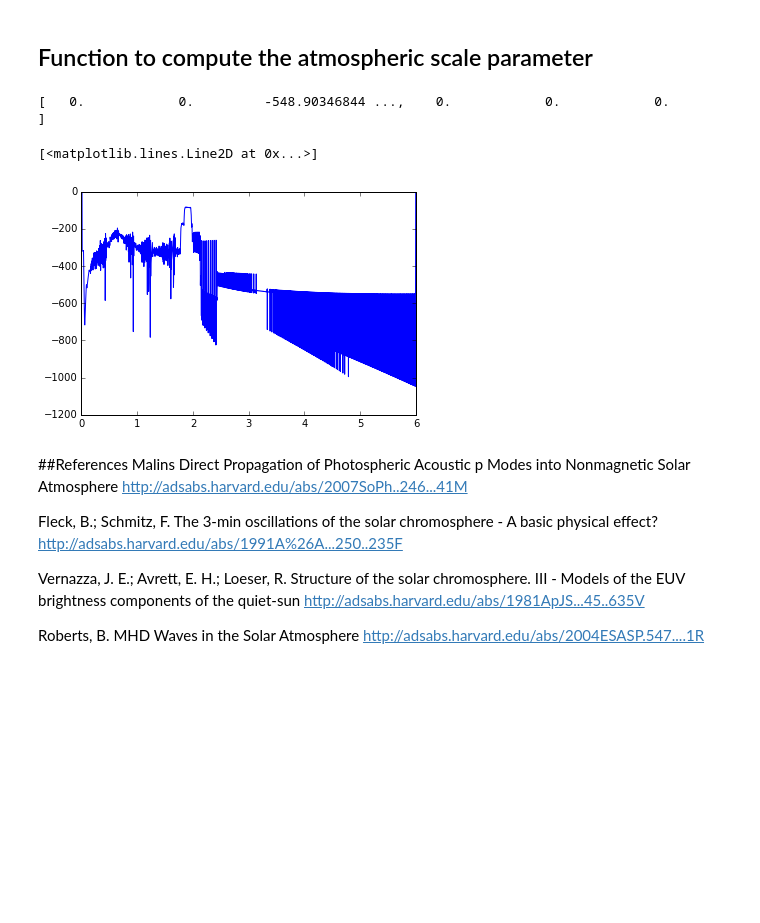
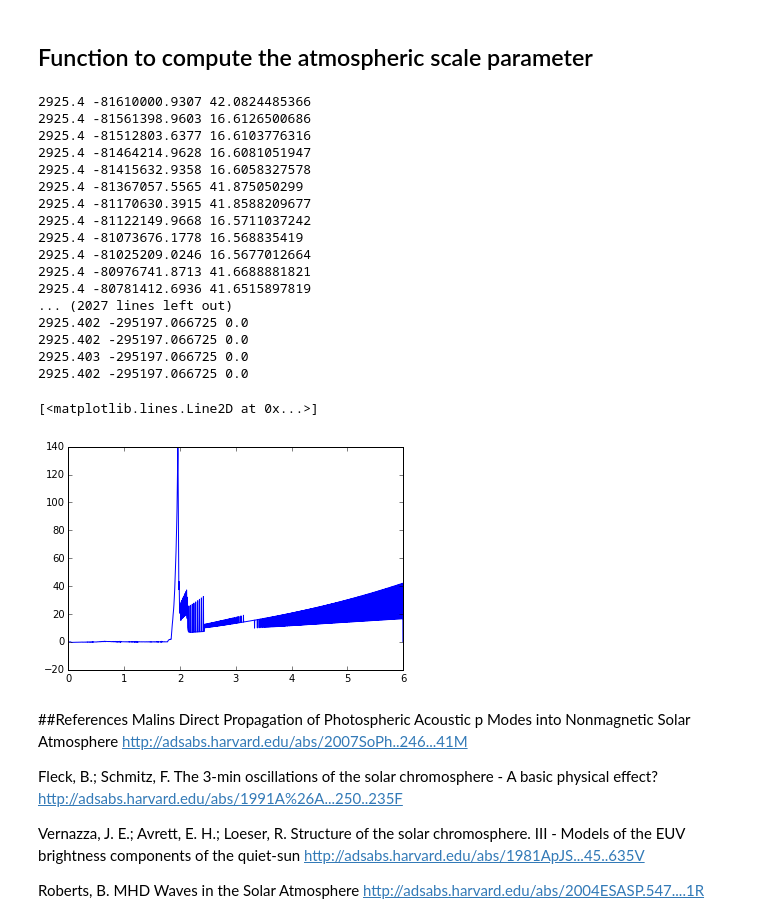
Before and after one commit to mikeg64/solar, a Jupyter notebook: pmode/ipython/cutoff.ipynb, the cells around one changed output. Drawn from its saved outputs; the diff is of its cells as text; code cells hidden in the pictures; blank space fills up the shorter version.

```diff
--- a/pmode/ipython/cutoff.ipynb
+++ b/pmode/ipython/cutoff.ipynb
@@ -87,39 +87,61 @@ def lambda0(vars, P,rho):
     vlam0=P/(rho*vars.ggg)
     return vlam0
 
 def lagrange_interp(xval,f,x,i):
     t1=(xval-x[i])*(xval-x[i+1])/((x[i-1]-x[i])*(x[i-1]-x[i+1]))
     t2=(xval-x[i-1])*(xval-x[i+1])/((x[i]-x[i-1])*(x[i]-x[i+1]))
     t3=(xval-x[i-1])*(xval-x[i])/((x[i+1]-x[i-1])*(x[i+1]-x[i]))
     y=t1*f[i-1]+t2*f[i]+t3*f[i+1]
     return y
 
 def diff5p(y,i,h):
     diff=(y[i-2]-8*y[i-1]+8*y[i+1]-y[i+2])/(12*h)
     return diff
 
+def diff3p(y,i,h):
+    diff=(y[i+1]-y[i-1])/(2*h)
+    return diff
+
 #compute lambda0
 alam0 = numpy.zeros(asize/4)
 
 for i in range(0,(asize/4)-1):
     alam0[i]=lambda0(vars,ptemp[i],rhotemp[i])
 
 #print alam0
 #compute cutoff
 atc0 = numpy.zeros(asize/4)
 lamdash0 = numpy.zeros(asize/4)
 for i in range(2,(asize/4)-3):
-    h=data[i][0]-data[i+1][0]
-    lamdash0[i]=diff5p(alam0,i,h)
+    h=height[i]-height[i+1]
+    lamdash0[i]=diff3p(alam0,i,h)
+    print h,alam0[i],lamdash0[i]
     atc0[i]=1.0/((vars.fgamma*vars.ggg/(4*pi*acs[i]))*math.sqrt(1+2*lamdash0[i]))
     #atc0[i]=1.0/((vars.fgamma*vars.ggg/(4*pi*acs[i])))
     #atc0[i]=math.sqrt(1+2*lamdash0[i])
-print atc0
-plt.plot(height/1.0e6,atc0)
+
+#print atc0
+plt.plot(height/1.0e6,lamdash0)
 # %% [output]
-[   0.            0.         -548.90346844 ...,    0.            0.            0.        ]
+2925.4 -81610000.9307 42.0824485366
+2925.4 -81561398.9603 16.6126500686
+2925.4 -81512803.6377 16.6103776316
+2925.4 -81464214.9628 16.6081051947
+2925.4 -81415632.9358 16.6058327578
+2925.4 -81367057.5565 41.875050299
+2925.4 -81170630.3915 41.8588209677
+2925.4 -81122149.9668 16.5711037242
+2925.4 -81073676.1778 16.568835419
+2925.4 -81025209.0246 16.5677012664
+2925.4 -80976741.8713 41.6688881821
+2925.4 -80781412.6936 41.6515897819
+... (2027 lines left out)
+2925.402 -295197.066725 0.0
+2925.402 -295197.066725 0.0
+2925.403 -295197.066725 0.0
+2925.402 -295197.066725 0.0
 [<matplotlib.lines.Line2D at 0x...>]
-[figure, old version]
+[figure, new version]
 # %% [markdown]
 ##References
 Malins
```
